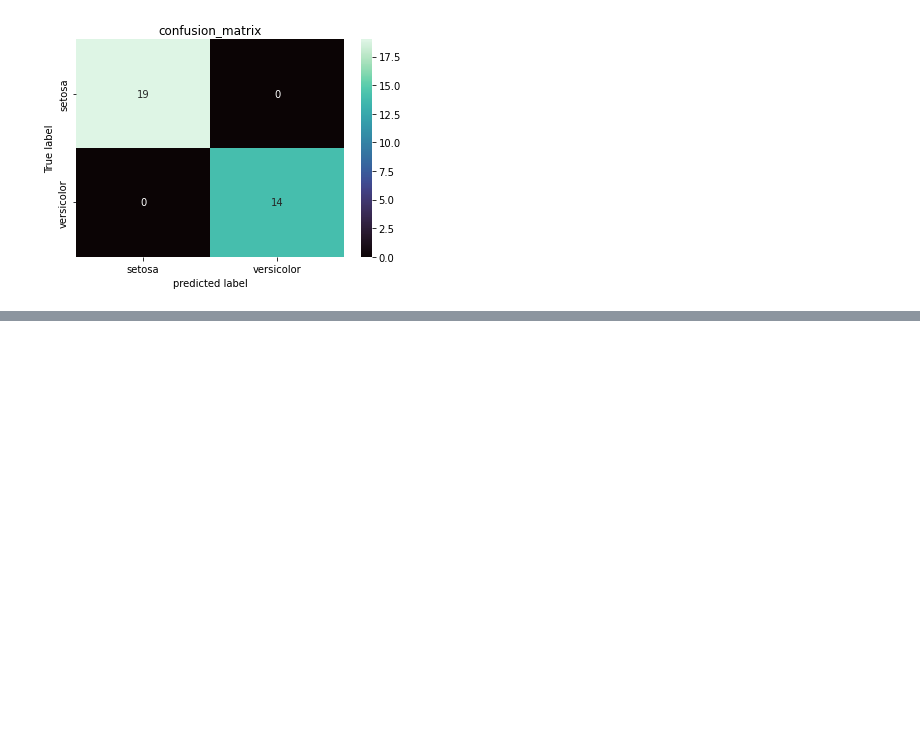
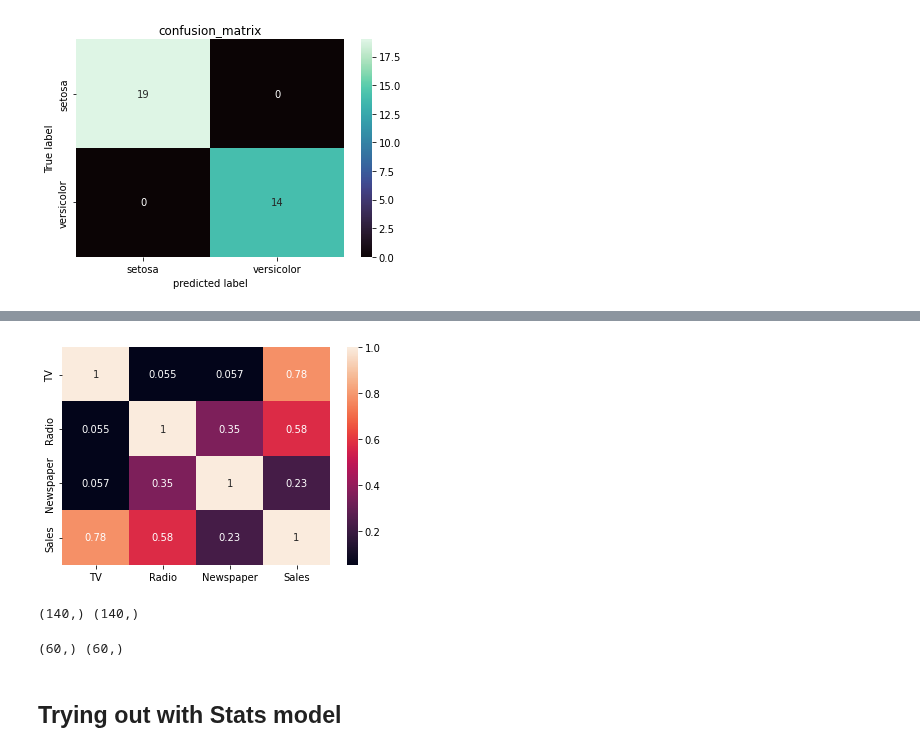
Before and after one commit to santhoshmc/machine-learning, a Jupyter notebook: MachineLearning_Sklearn.ipynb, the cells around one changed output, grey strips where cells are left out. Cells and saved outputs as stored; diff of their text form; code cells hidden in the pictures; blank space fills up the shorter version.

```diff
--- a/MachineLearning_Sklearn.ipynb
+++ b/MachineLearning_Sklearn.ipynb
@@ -203,0 +272,5 @@ plt.show()
+# %%
+sns.heatmap(addf.corr(),annot=True)
+plt.show()
+# %% [output]
+[figure, added]
@@ -203,0 +285,10 @@ plt.show()
+# %%
+print(X_train.shape, y_train.shape)
+# %% [output]
+(140,) (140,)
+# %%
+print(X_test.shape, y_test.shape)
+# %% [output]
+(60,) (60,)
+# %% [markdown]
+## Trying out with Stats model
```
Also changed, not shown: parts of 28 cells of this notebook.
